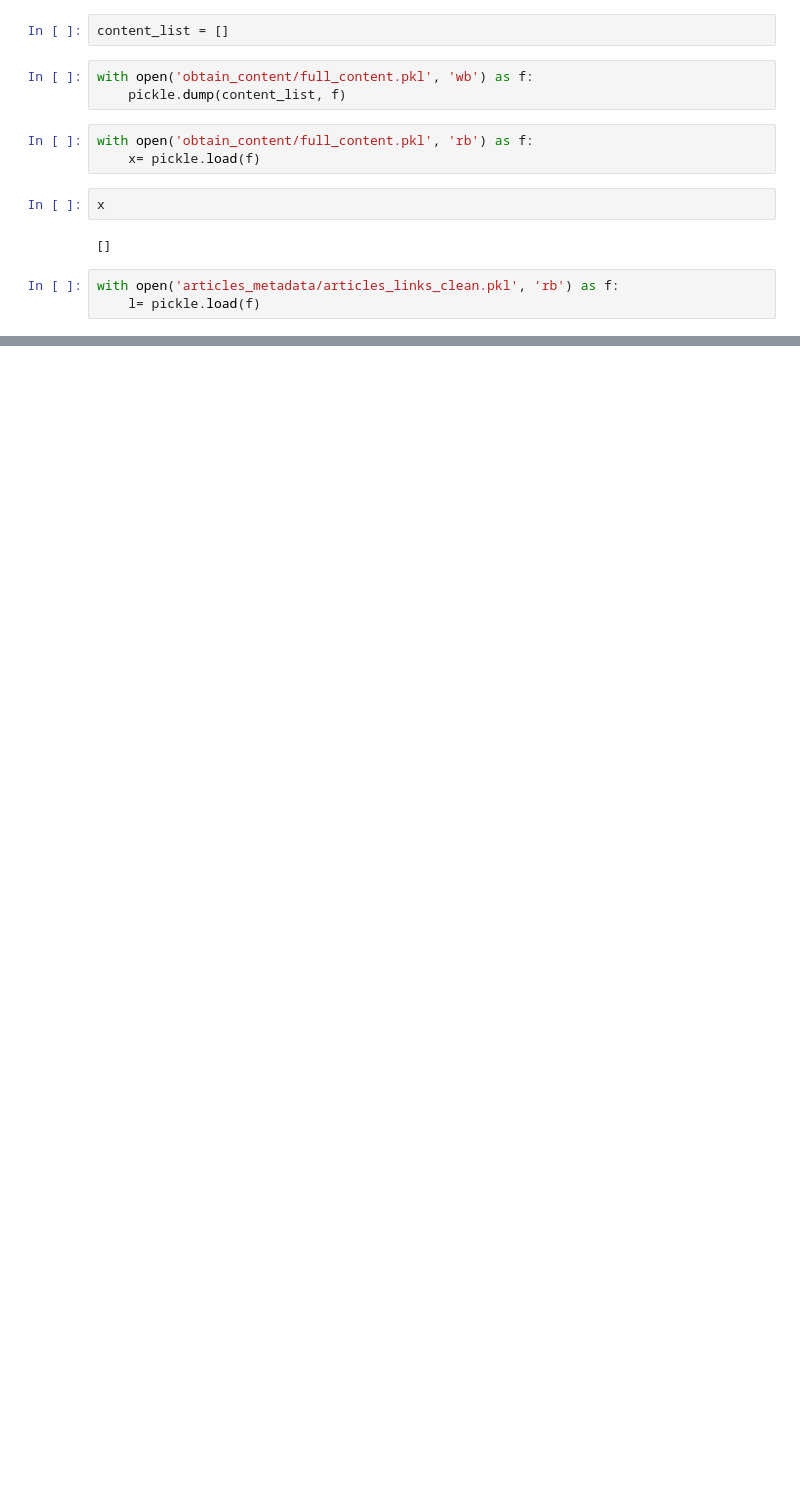
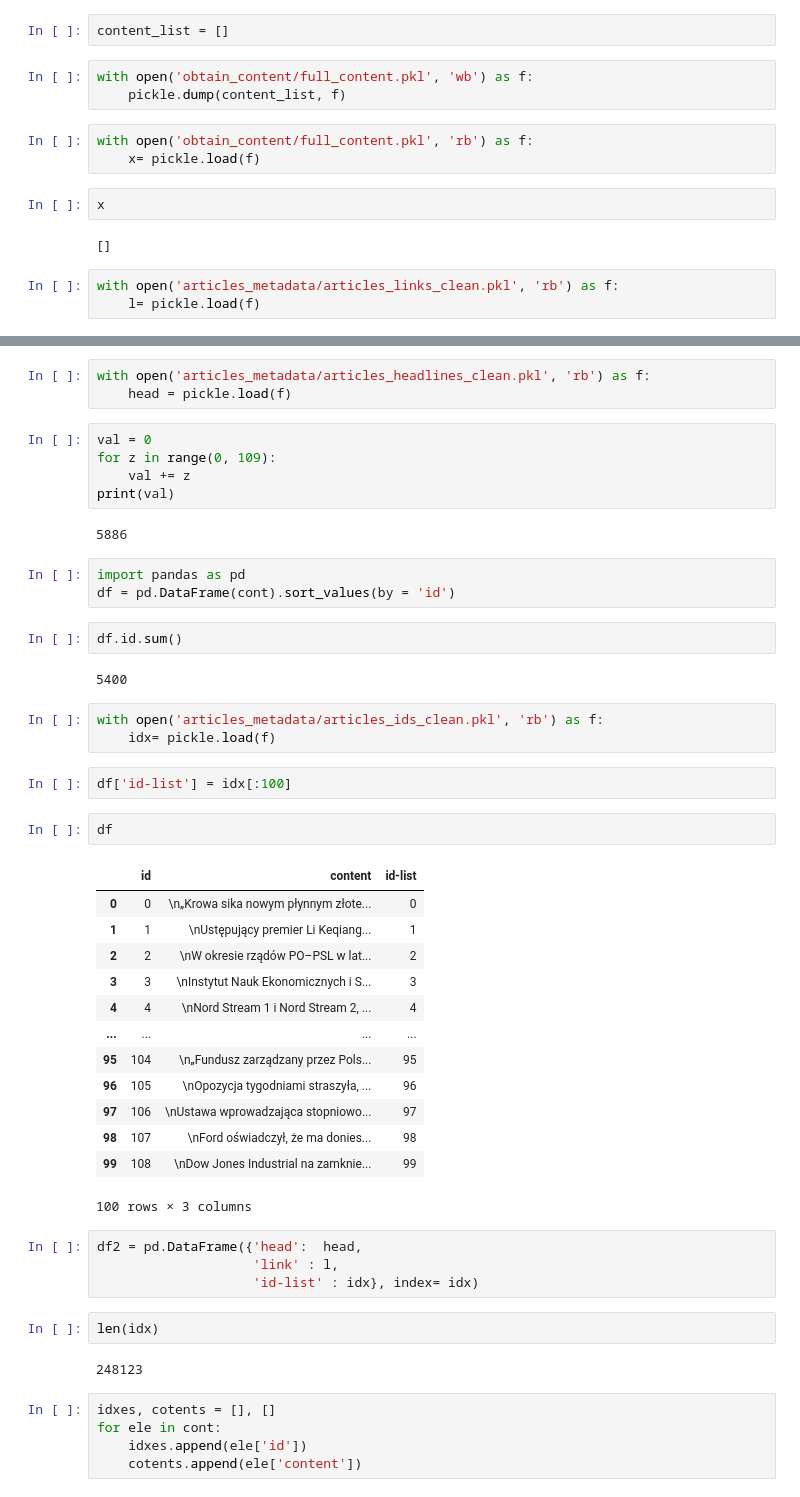
Before and after one commit to WiktorSob/headline-generator, a Jupyter notebook: scrape-tvp.ipynb, the cells around one changed output, grey strips where cells are left out. Drawn from its saved outputs; the diff is of its cells as text; blank space fills up the shorter version.

Commit message:
update batch processing function, start obtaining data

```diff
--- a/scrape-tvp.ipynb
+++ b/scrape-tvp.ipynb
@@ -278,0 +328,51 @@ get_content('https://www.tvp.info/68380631/pedofilia-w-po-rzecznik-praw-dziecka-
+# %%
+with open('articles_metadata/articles_headlines_clean.pkl', 'rb') as f:
+    head = pickle.load(f)
+# %%
+val = 0
+for z in range(0, 109):
+    val += z
+print(val)
+# %% [output]
+5886
+# %%
+import pandas as pd
+df = pd.DataFrame(cont).sort_values(by = 'id')
+# %%
+df.id.sum()
+# %% [output]
+5400
+# %%
+with open('articles_metadata/articles_ids_clean.pkl', 'rb') as f:
+    idx= pickle.load(f)
+# %%
+df['id-list'] = idx[:100]
+# %%
+df
+# %% [output]
+|  | id | content | id-list |
+| 0 | 0 | \n„Krowa sika nowym płynnym złote... | 0 |
+| 1 | 1 | \nUstępujący premier Li Keqiang... | 1 |
+| 2 | 2 | \nW okresie rządów PO–PSL w lat... | 2 |
+| 3 | 3 | \nInstytut Nauk Ekonomicznych i S... | 3 |
+| 4 | 4 | \nNord Stream 1 i Nord Stream 2, ... | 4 |
+| ... | ... | ... | ... |
+| 95 | 104 | \n„Fundusz zarządzany przez Pols... | 95 |
+| 96 | 105 | \nOpozycja tygodniami straszyła, ... | 96 |
+| 97 | 106 | \nUstawa wprowadzająca stopniowo... | 97 |
+| 98 | 107 | \nFord oświadczył, że ma donies... | 98 |
+| 99 | 108 | \nDow Jones Industrial na zamknie... | 99 |
+100 rows × 3 columns
+# %%
+df2 = pd.DataFrame({'head':  head,
+                    'link' : l,
+                    'id-list' : idx}, index= idx)
+# %%
+len(idx)
+# %% [output]
+248123
+# %%
+idxes, cotents = [], []
+for ele in cont:
+    idxes.append(ele['id'])
+    cotents.append(ele['content'])
```
Also changed, not shown: parts of 16 cells of this notebook, 5 other files.
